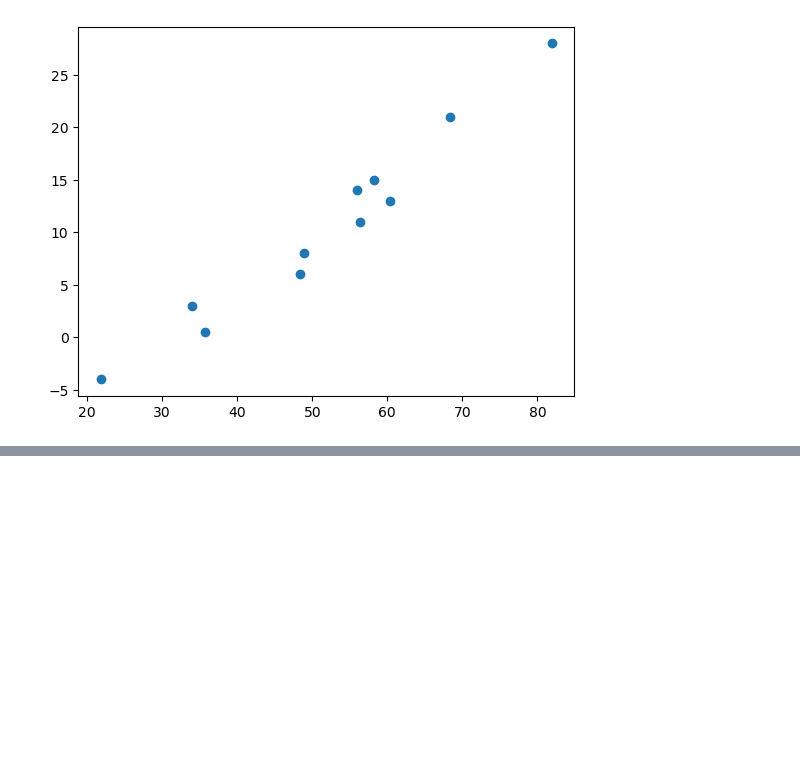
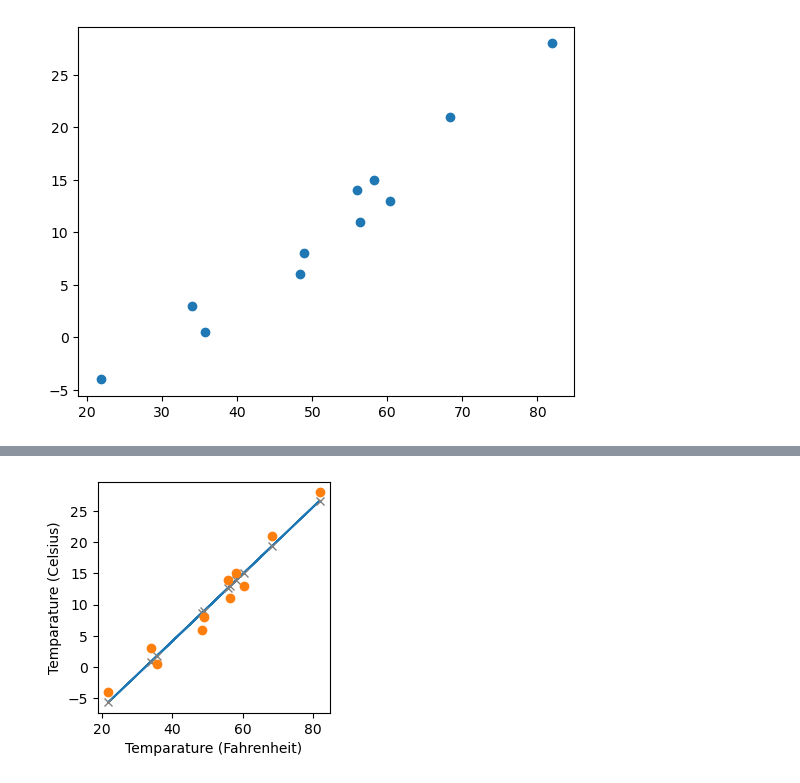
Before and after one commit to kamal-tanwar/dl-with-pytorch, a Jupyter notebook: p1ch5/parameter-estimation.ipynb, the cells around one changed output, grey strips where cells are left out. Drawn from its saved outputs; the diff is of its cells as text; code cells hidden in the pictures; blank space fills up the shorter version.

```diff
--- a/p1ch5/parameter-estimation.ipynb
+++ b/p1ch5/parameter-estimation.ipynb
@@ -12,0 +101,2 @@ plt.scatter(t_u, t_c);
+# %%
+training_loop(100, 1e-2, torch.tensor([1., 0.]), t_u, t_c)
@@ -12,0 +121,2 @@ plt.scatter(t_u, t_c);
+# %%
+training_loop(100, 1e-4, torch.tensor([1., 0.]), t_u, t_c)
@@ -12,0 +142,2 @@ plt.scatter(t_u, t_c);
+# %%
+t_un = 0.1 * t_u
@@ -12,0 +169,10 @@ plt.scatter(t_u, t_c);
+# %%
+params  = training_loop(
+    5000,
+    1e-2,
+    torch.tensor([1., 0.]),
+    t_un,
+    t_c,
+    False)
+
+params
@@ -12,0 +193,11 @@ plt.scatter(t_u, t_c);
+# %%
+t_p = model(t_un, *params)
+
+fig = plt.figure(figsize=(3,3))
+plt.xlabel('Temparature (Fahrenheit)')
+plt.ylabel('Temparature (Celsius)')
+plt.plot(t_u.numpy(), t_p.detach().numpy())
+plt.plot(t_u.numpy(), t_p.detach().numpy(), 'x', color='grey')
+plt.plot(t_u.numpy(), t_c.numpy(), 'o');
+# %% [output]
+[figure, added]
```
Also changed, not shown: parts of 16 cells of this notebook.
